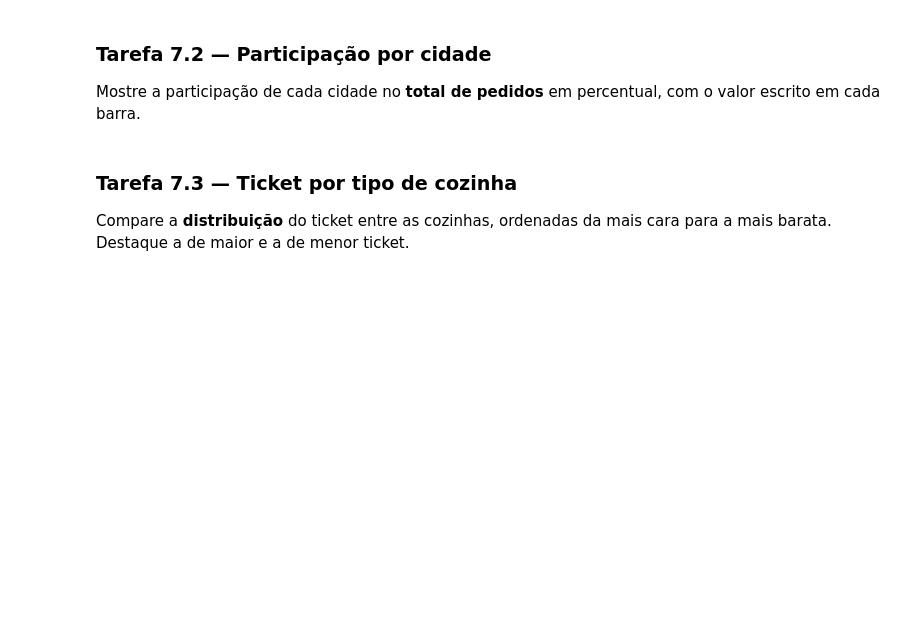
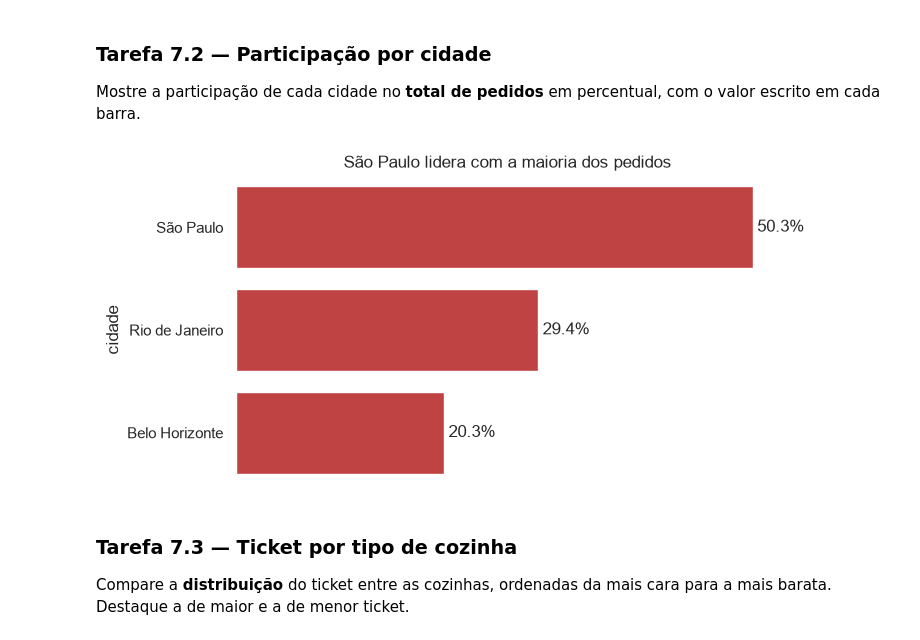
Before and after one commit to eufelipe10/ProjetoFinal_AnaliseExploratoriadeumAppdeDelivery, a Jupyter notebook: projeto_final.ipynb, the cells around one changed output. Cells and saved outputs as stored; diff of their text form; code cells hidden in the pictures; blank space fills up the shorter version.

```diff
--- a/projeto_final.ipynb
+++ b/projeto_final.ipynb
@@ -472,4 +732,20 @@ Para as categóricas `cidade`, `tipo_cozinha`, `forma_pagamento` e `plataforma`,
 ### Tarefa 5.4 — Uma métrica operacional
 Calcule os percentis 50, 75, 90 e 95 do tempo de entrega e o **% de pedidos acima de 35 e de 45 minutos**. Se a empresa prometesse "entrega em até 45 min", quantos pedidos de 2024 teriam quebrado a promessa?
 # %%
-# Sua solução aqui
+# Percentis de tempo de entrega (50%, 75%, 90% e 95%)
+print("--- Percentis de Tempo de Entrega (min) ---")
+print(df['tempo_entrega_min'].quantile([0.5, 0.75, 0.9, 0.95]))
+
+# Percentual de pedidos acima de 35 e 45 minutos
+pct_acima_35 = (df['tempo_entrega_min'] > 35).mean() * 100
+pct_acima_45 = (df['tempo_entrega_min'] > 45).mean() * 100
+
+print(f"\nPedidos acima de 35 min: {pct_acima_35:.1f}%")
+print(f"Pedidos acima de 45 min: {pct_acima_45:.1f}%")
+
+# Quebra de promessa em 2024
+# Criando a coluna de ano.
+df['ano'] = df['data_hora'].dt.year
+pedidos_atrasados_2024 = len(df[(df['ano'] == 2024) & (df['tempo_entrega_min'] > 45)])
+
+print(f"\nSe a promessa fosse 45 min, {pedidos_atrasados_2024} pedidos teriam atrasado em 2024.")
@@ -562,7 +1053,16 @@ Mostre a distribuição de `valor_pedido` com marcação da **média** e da **me
 ### Tarefa 7.2 — Participação por cidade
 Mostre a participação de cada cidade no **total de pedidos** em percentual, com o valor escrito em cada barra.
 # %%
-# Sua solução aqui
+pct_cidade = df["cidade"].value_counts(normalize=True) * 100
+plt.figure(figsize=(7, 4))
+ax = sns.barplot(x=pct_cidade.values, y=pct_cidade.index, color=CORES["Principal"])
+ax.bar_label(ax.containers[0], fmt='%.1f%%', padding=3)
+plt.title("São Paulo lidera com a maioria dos pedidos")
+sns.despine(left=True, bottom=True)
+ax.set_xticks([])
+plt.show()
+# %% [output]
+[figure, added]
 # %% [markdown]
 ### Tarefa 7.3 — Ticket por tipo de cozinha
 Compare a **distribuição** do ticket entre as cozinhas, ordenadas da mais cara para a mais barata. Destaque a de maior e a de menor ticket.
```
Also changed, not shown: parts of 78 cells of this notebook, 1 other file.
